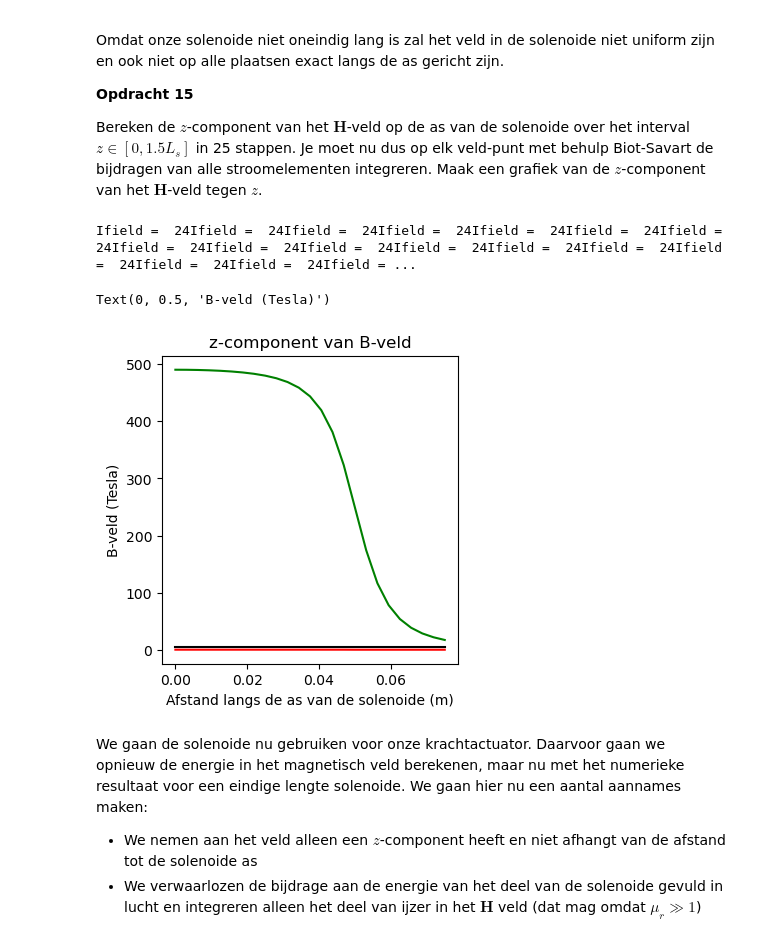
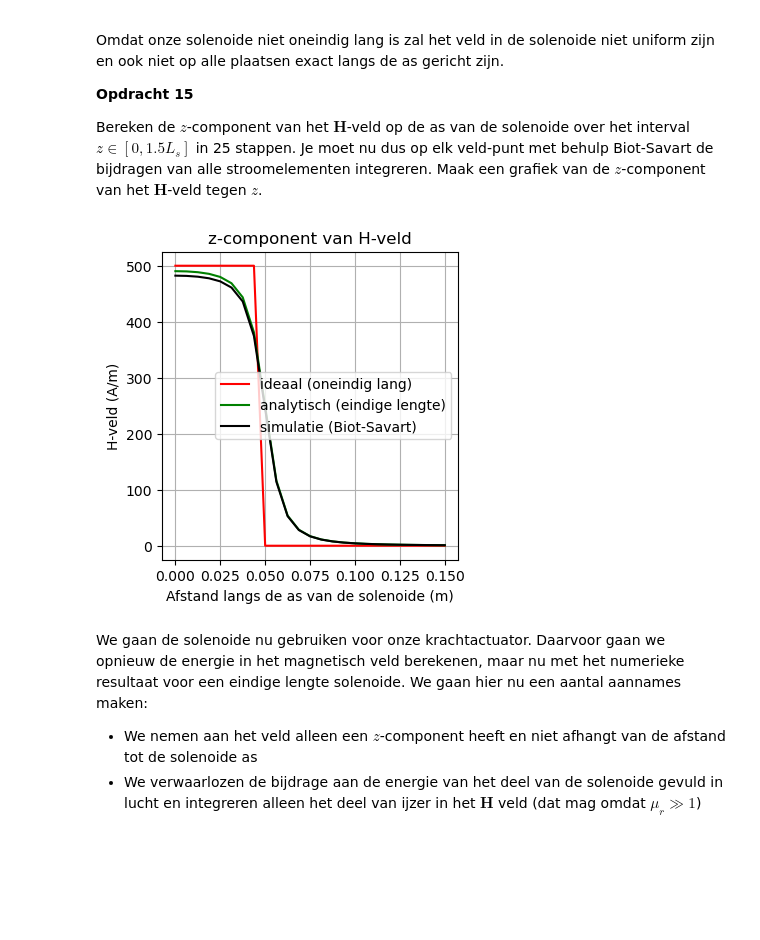
Before and after one commit to Vicky2k7/opdrachten-DEF-D, a Jupyter notebook: DigitaleOntwerpopdrachten/2KrachtactuatorOpdracht/KrachtactuatorOpdracht.ipynb, the cells around one changed output. Cells and saved outputs as stored; diff of their text form; code cells hidden in the pictures; blank space fills up the shorter version.

```diff
--- a/DigitaleOntwerpopdrachten/2KrachtactuatorOpdracht/KrachtactuatorOpdracht.ipynb
+++ b/DigitaleOntwerpopdrachten/2KrachtactuatorOpdracht/KrachtactuatorOpdracht.ipynb
@@ -488,39 +488,45 @@ Omdat onze solenoide niet oneindig lang is zal het veld in de solenoide niet uni
 
 Bereken de $z$-component van het $\mathbf{H}$-veld op de as van de solenoide over het interval $z \in [0, 1.5L_s]$ in 25 stappen. Je moet nu dus op elk veld-punt met behulp Biot-Savart de bijdragen van alle stroomelementen integreren. Maak een grafiek van de $z$-component van het $\mathbf{H}$-veld tegen $z$.
 # %%
-n_ax=25
-z_ax=np.linspace(0, 1.5*L_sol/2, n_ax)
-H_ax=np.zeros((n_ax,1))
+n_ax = 25
+z_ax = np.linspace(0, 1.5 * L_sol, n_ax)   # afstand langs de as (niet delen door 2)
+H_ax = np.zeros(n_ax)
+
+N_seg = 2000
+x, y, z = parametrisatie(N_seg, r_sol, aantal_omwent, L_sol)
+
+dl_vectors = np.zeros((N_seg - 1, 3))
+for i in range(N_seg - 1):
+    dl_vectors[i] = np.array([x[i+1]-x[i], y[i+1]-y[i], z[i+1]-z[i]])
 
 for i_field in range(n_ax):
-    print(f"\rIfield =  {i_field}", end="") # Print welk element van het veld nu berekend wordt.
-    # Bepaal de field coordinate
-    Hsimulated=np.array([0,0,0], dtype='float64')
-    for i_source in np.arange(1, N):
-        # Bepaal dl en r_source en gebruik
-        Hsimulated += field_current_element(r_field, r_source, dl, I)
-        print(f"Ifield =  {i_field}", end="")
+    r_field = np.array([0.0, 0.0, z_ax[i_field]])   # veldpunt op de as
+    H_total = np.zeros(3)
+    for i_source in range(N_seg - 1):
+        r_source = np.array([x[i_source], y[i_source], z[i_source]])
+        dl = dl_vectors[i_source]
+        H_total += field_current_element(r_field, r_source, dl, I)
+    H_ax[i_field] = H_total[2]
 
-    # selecting the z-component
-    H_ax[i_field,0]=Hsimulated[2]
-
-H_veld_ideaal=analytical_answer*np.ones(n_ax)*(1.0*(z_ax < L_sol/2))
-
-# dit is nog een aardige analytische uitdrukking die je kan uitrekenen voor de z-component op de as van een solenoide met eindige lengte
-H_veld_analytisch=(aantal_omwent*I/L_sol/2)*((L_sol/2-z_ax)/np.sqrt((z_ax- L_sol/2)**2 + r_sol**2)+(L_sol/2+z_ax)/np.sqrt((z_ax+ L_sol/2)**2 + r_sol**2))
+H_veld_ideaal = (aantal_omwent * I / L_sol) * np.ones(n_ax) * (z_ax < L_sol/2)
+H_veld_analytisch = (aantal_omwent * I / L_sol / 2) * (
+    (L_sol/2 - z_ax) / np.sqrt((z_ax - L_sol/2)**2 + r_sol**2) +
+    (L_sol/2 + z_ax) / np.sqrt((z_ax + L_sol/2)**2 + r_sol**2)
+)
 
 plt.figure(figsize=[13,4])
 plt.subplot(131)
-plt.title('z-component van B-veld')
-plt.plot(z_ax, H_veld_ideaal, '-r', label='ideaal')
-plt.plot(z_ax, H_veld_analytisch, '-g', label='analytisch')
-plt.plot(z_ax, H_ax, '-k', label='simulatie')
+plt.title('z-component van H-veld')
+plt.plot(z_ax, H_veld_ideaal, '-r', label='ideaal (oneindig lang)')
+plt.plot(z_ax, H_veld_analytisch, '-g', label='analytisch (eindige lengte)')
+plt.plot(z_ax, H_ax, '-k', label='simulatie (Biot-Savart)')
 plt.xlabel('Afstand langs de as van de solenoide (m)')
-plt.ylabel('B-veld (Tesla)')
+plt.ylabel('H-veld (A/m)')
+plt.legend()
+plt.grid()
+plt.show()
 # %% [output]
-Ifield =  24Ifield =  24Ifield =  24Ifield =  24Ifield =  24Ifield =  24Ifield =  24Ifield =  24Ifield =  24Ifield =  24Ifield =  24Ifield =  24Ifield =  24Ifield =  24Ifield =  24Ifield =  24Ifield = ...
-Text(0, 0.5, 'B-veld (Tesla)')
-[figure, old version]
+[figure, new version]
 # %% [markdown]
 We gaan de solenoide nu gebruiken voor onze krachtactuator. Daarvoor gaan we opnieuw de energie in het magnetisch veld berekenen, maar nu met het numerieke resultaat voor een eindige lengte solenoide. We gaan hier nu een aantal aannames maken:
 * We nemen aan het veld alleen een $z$-component heeft en niet afhangt van de afstand tot de solenoide as
```
Also changed, not shown: parts of 3 cells of this notebook.
